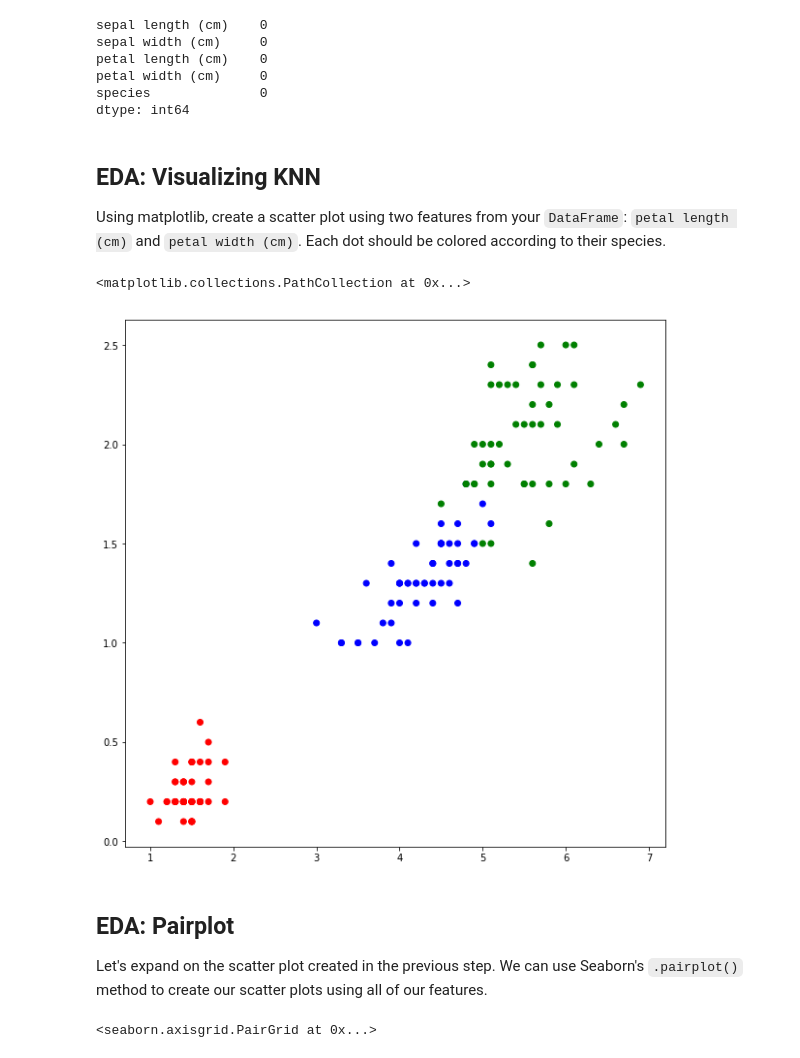
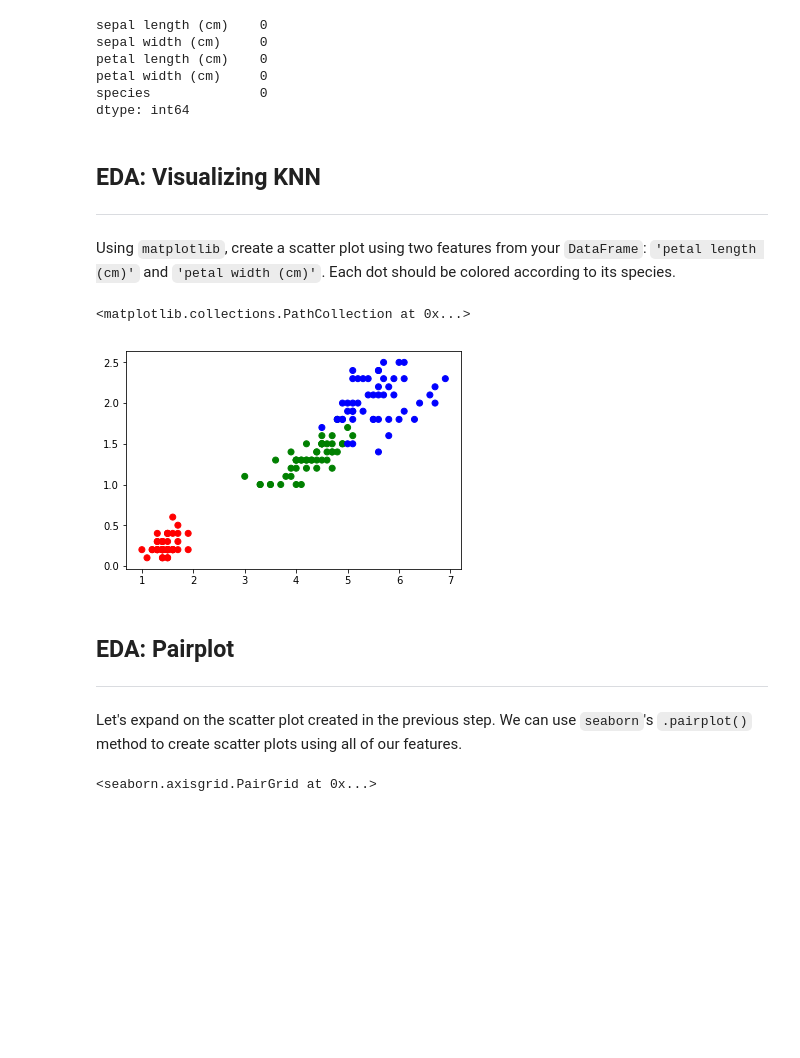
Before and after one commit to ga-curriculum/lesson-knn, a Jupyter notebook: solution-code/solution-code.ipynb, the cells around one changed output. Drawn from its saved outputs; the diff is of its cells as text; code cells hidden in the pictures; blank space fills up the shorter version.

````diff
--- a/solution-code/solution-code.ipynb
+++ b/solution-code/solution-code.ipynb
@@ -110,6 +109,6 @@ Most `sklearn` can be ran as follows:
 data = load_iris()
 ```
 # %%
-data = load_iris()
+flowers = load_iris()
 # %% [markdown]
 ## `load_iris()` properties
@@ -145,6 +148,6 @@ array(['setosa', 'versicolor', 'virginica'], dtype='<U10')
 # %%
-df = pd.DataFrame(data.data, columns=data.feature_names)
-df['species'] = data.target
+df = pd.DataFrame(flowers.data, columns=flowers.feature_names)
+df['species'] = flowers.target
 df.head()
 # %% [output]
 |  | sepal length (cm) | sepal width (cm) | petal length (cm) | petal width (cm) | species |
@@ -179,5 +183,6 @@ species              0
 dtype: int64
 # %% [markdown]
 ## EDA: Visualizing KNN
+---
 
-Using matplotlib, create a scatter plot using two features from your `DataFrame`: `petal length (cm)` and `petal width (cm)`. Each dot should be colored according to their species.
+Using `matplotlib`, create a scatter plot using two features from your `DataFrame`: `'petal length (cm)'` and `'petal width (cm)'`. Each dot should be colored according to its species.
@@ -188,13 +189,15 @@ colors = df['species'].map(color_dict)
 # %%
-plt.figure(figsize=(10, 10))
-plt.scatter(df['petal length (cm)'], df['petal width (cm)'], color=colors)
+colors = ['red', 'green', 'blue']
+color_series = df['species'].map(lambda s: colors[s])
+plt.scatter(df['petal length (cm)'], df['petal width (cm)'], color=color_series)
 # %% [output]
 <matplotlib.collections.PathCollection at 0x...>
-[figure, old version]
+[figure, new version]
 # %% [markdown]
 ## EDA: Pairplot
+---
 
-Let's expand on the scatter plot created in the previous step. We can use Seaborn's `.pairplot()` method to create our scatter plots using all of our features.
+Let's expand on the scatter plot created in the previous step. We can use `seaborn`'s `.pairplot()` method to create scatter plots using all of our features.
 # %%
 sns.pairplot(df, hue='species')
 # %% [output]
````
Also changed, not shown: parts of 29 cells of this notebook, 1 other file.
